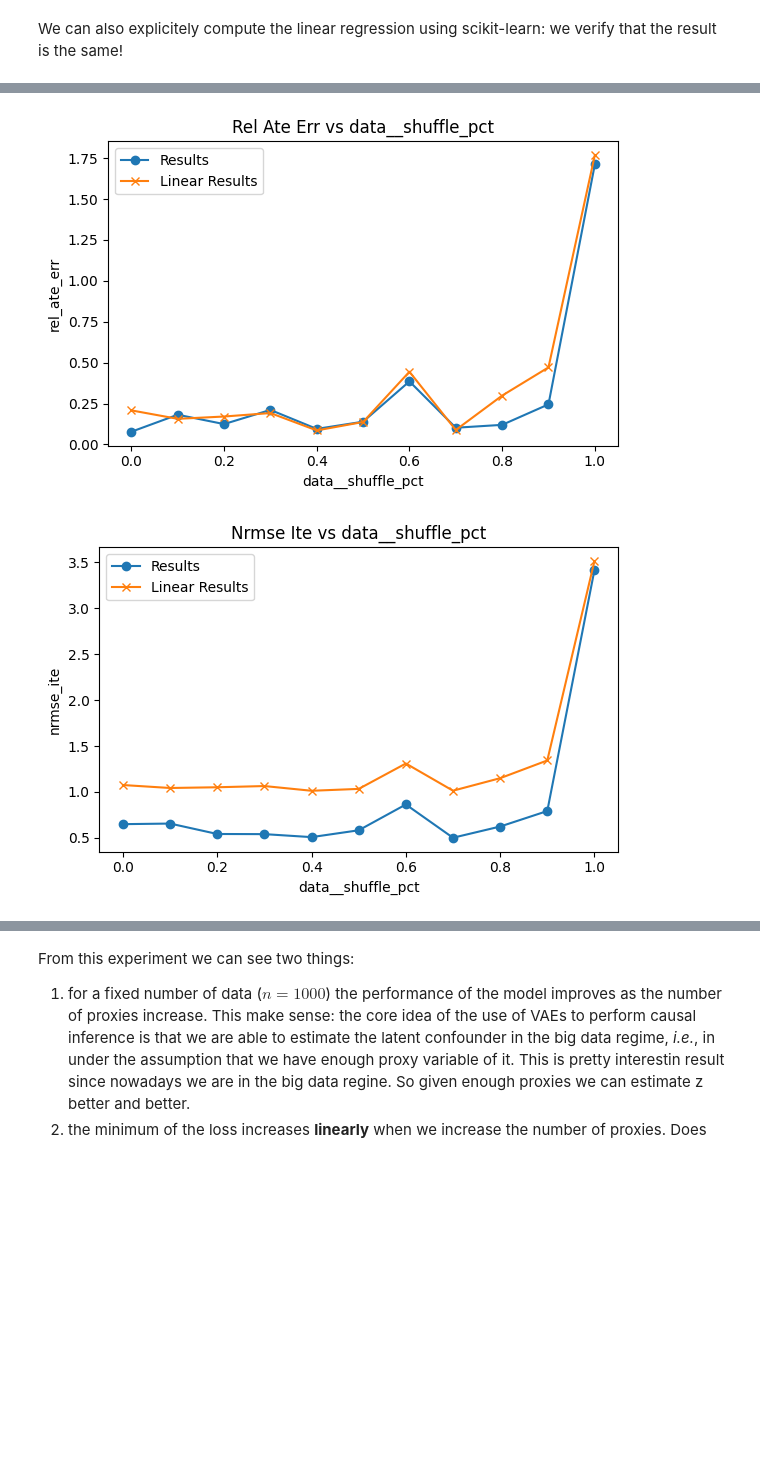
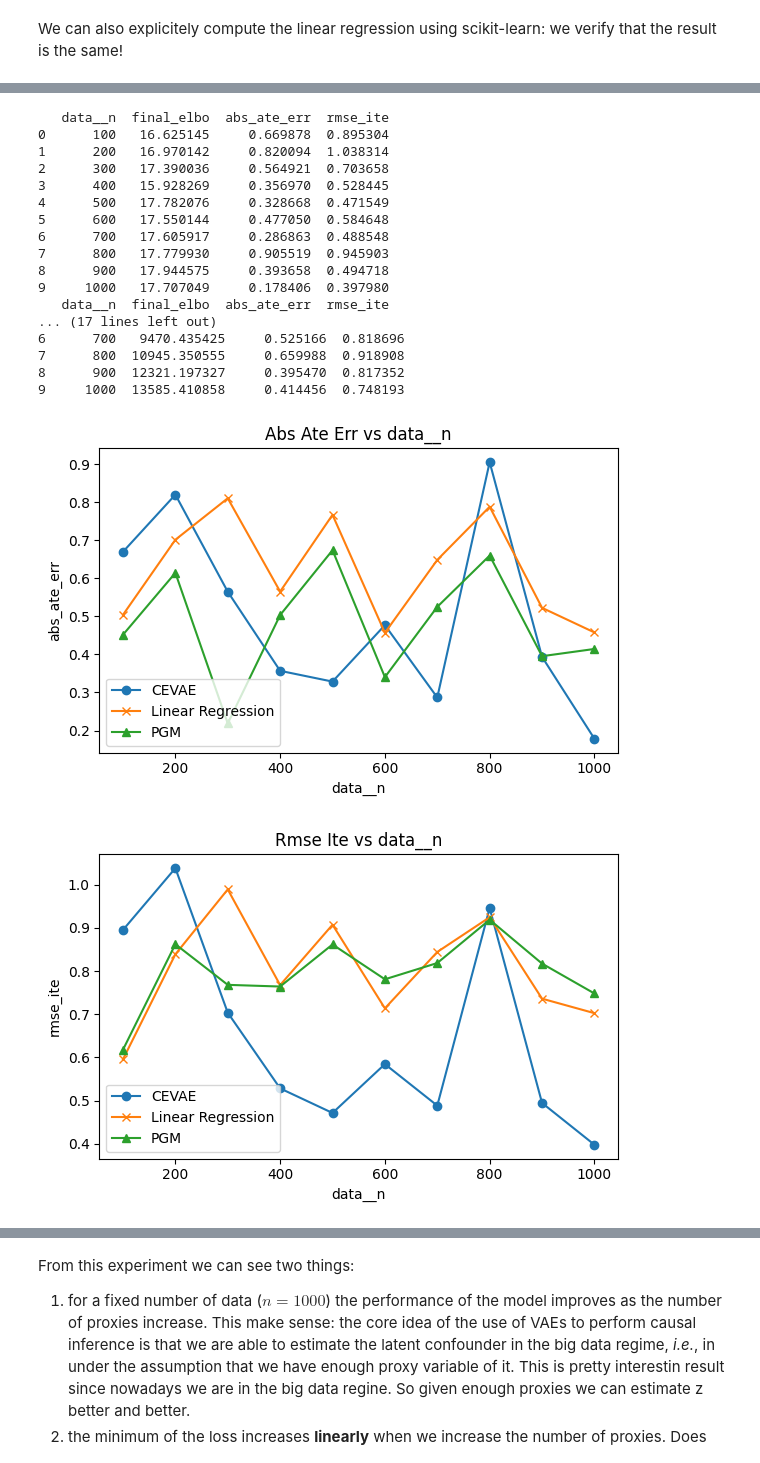
Before and after one commit to christianfaccio/causal_machine_learning, a Jupyter notebook: src/causal_effect_inference.ipynb, the cells around one changed output, grey strips where cells are left out. Saved outputs shown, nothing was run; the diff lists cells and outputs as text; code cells hidden in the pictures; blank space fills up the shorter version.

```diff
--- a/src/causal_effect_inference.ipynb
+++ b/src/causal_effect_inference.ipynb
@@ -71,5 +45,5 @@ Y|Z=z,T=t \sim \mathcal{N}(z + t, \sigma_Y^2)
 # %%
-data = synthetic_dataset_linear(n=2000, beta=2.0, num_proxies=10, seed=42)
+data = synthetic_dataset_linear(n=1000, beta=2.0, num_proxies=10, seed=0)
 data.keys()
 length_x = len(data["x"][1])
 
@@ -788,0 +775,10 @@ metrics = {
+# %%
+
+dataset_type = "non_linear"  # or "non_linear"
+
+if dataset_type == "non_linear":
+    data_gen_fn = synthetic_dataset_non_linear
+    data_defaults = data_defaults_non_lin
+elif dataset_type == "linear":
+    data_gen_fn = synthetic_dataset_linear
+    data_defaults = data_defaults_linear
@@ -789,19 +787,36 @@ metrics = {
 # %%
 # set up params to sweep
 param_grid = {
-    "data__shuffle_pct": np.linspace(0.0, 1.0, 11),
+    "data__n": np.linspace(100,1000,10, dtype=int),
 }
 
-# run the experiment
-results = run_experiment(
+results_pgm = run_experiment(
+    param_grid   = param_grid,
+    data_fn      = data_gen_fn,
+    data_kwargs = data_defaults,
+    model_cls    = PyroLinearProxyModel,
+    model_kwargs  = {},
+    fit_kwargs   = pgm_fit_defaults,
+    metrics_fns  = metrics,
+)
+
+results_cevae = run_experiment(
     param_grid,
-    data_fn=synthetic_dataset_non_linear,
+    data_fn=data_gen_fn,
+    data_kwargs=data_defaults,
     model_cls=CEVAE,
-    metrics_fns=metrics,
-    data_kwargs=data_defaults_non_lin,
     model_kwargs=model_defaults,
     fit_kwargs=fit_defaults,
+    metrics_fns=metrics,
 )
 
-print(results)
+results_lr = run_experiment(
+    param_grid   = param_grid,
+    data_fn      = data_gen_fn,
+    data_kwargs = data_defaults,
+    model_cls    = LinearModel,
+    metrics_fns  = metrics,
+    model_kwargs  = {},
+    fit_kwargs   = {},
+)
 # %% [output]
@@ -869,5 +840,22 @@ print(linear_results)
 # %%
-plot_two_experiment_results(results, linear_results)
+plot_three_experiment_results(results_lr, results_cevae,results_pgm, x_param="data__n")
 # %% [output]
+   data__n  final_elbo  abs_ate_err  rmse_ite
+0      100   16.625145     0.669878  0.895304
+1      200   16.970142     0.820094  1.038314
+2      300   17.390036     0.564921  0.703658
+3      400   15.928269     0.356970  0.528445
+4      500   17.782076     0.328668  0.471549
+5      600   17.550144     0.477050  0.584648
+6      700   17.605917     0.286863  0.488548
+7      800   17.779930     0.905519  0.945903
+8      900   17.944575     0.393658  0.494718
+9     1000   17.707049     0.178406  0.397980
+   data__n  final_elbo  abs_ate_err  rmse_ite
+... (17 lines left out)
+6      700   9470.435425     0.525166  0.818696
+7      800  10945.350555     0.659988  0.918908
+8      900  12321.197327     0.395470  0.817352
+9     1000  13585.410858     0.414456  0.748193
-[figure, old version]
+[figure, new version]
-[figure, old version]
+[figure, new version]
```
Also changed, not shown: parts of 92 cells of this notebook.
